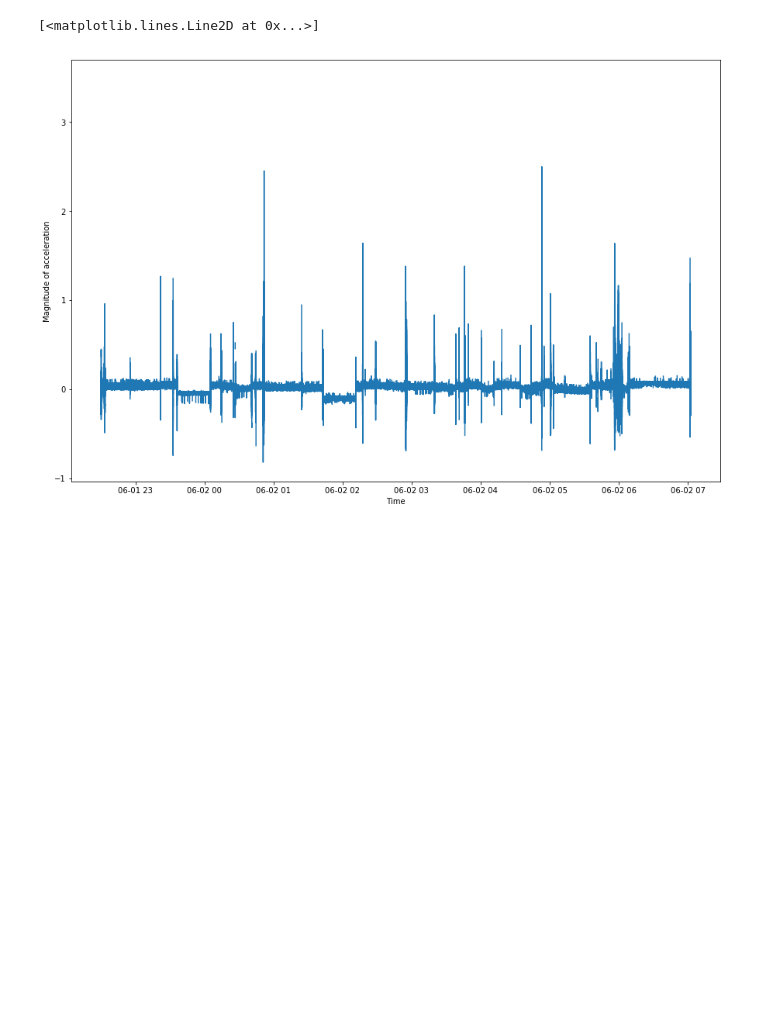
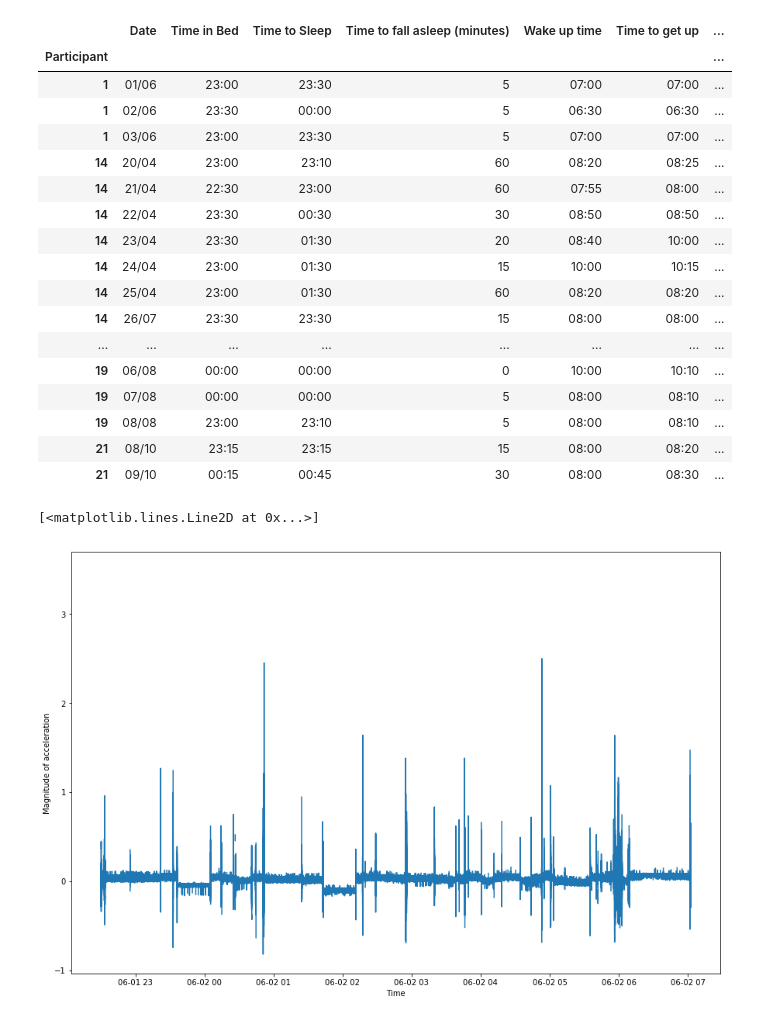
Before and after one commit to horken7/circadian-rhytm, a Jupyter notebook: analyseSphereData/analyse.ipynb, the cells around one changed output. Saved outputs shown, nothing was run; the diff lists cells and outputs as text; code cells hidden in the pictures; blank space fills up the shorter version.

```diff
--- a/analyseSphereData/analyse.ipynb
+++ b/analyseSphereData/analyse.ipynb
@@ -12,6 +12,30 @@ import numpy as np
 # load file approach 2
 fileName0 = 'data_01.csv'
 df = pd.read_csv(fileName0, index_col='datetime')
+# %%
+# load sleep diary file
+fileName1 = 'Sleep Data Research - ASD Morning.csv'
+df2 = pd.read_csv(fileName1, skiprows=1, index_col='Participant')
+df2
+# %% [output]
+|  | Date | Time in Bed | Time to Sleep | Time to fall asleep (minutes) | Wake up time | Time to get up | ... |
+| Participant |  |  |  |  |  |  | ... |
+| 1 | 01/06 | 23:00 | 23:30 | 5 | 07:00 | 07:00 | ... |
+| 1 | 02/06 | 23:30 | 00:00 | 5 | 06:30 | 06:30 | ... |
+| 1 | 03/06 | 23:00 | 23:30 | 5 | 07:00 | 07:00 | ... |
+| 14 | 20/04 | 23:00 | 23:10 | 60 | 08:20 | 08:25 | ... |
+| 14 | 21/04 | 22:30 | 23:00 | 60 | 07:55 | 08:00 | ... |
+| 14 | 22/04 | 23:30 | 00:30 | 30 | 08:50 | 08:50 | ... |
+| 14 | 23/04 | 23:30 | 01:30 | 20 | 08:40 | 10:00 | ... |
+| 14 | 24/04 | 23:00 | 01:30 | 15 | 10:00 | 10:15 | ... |
+| 14 | 25/04 | 23:00 | 01:30 | 60 | 08:20 | 08:20 | ... |
+| 14 | 26/07 | 23:30 | 23:30 | 15 | 08:00 | 08:00 | ... |
+| ... | ... | ... | ... | ... | ... | ... | ... |
+| 19 | 06/08 | 00:00 | 00:00 | 0 | 10:00 | 10:10 | ... |
+| 19 | 07/08 | 00:00 | 00:00 | 5 | 08:00 | 08:10 | ... |
+| 19 | 08/08 | 23:00 | 23:10 | 5 | 08:00 | 08:10 | ... |
+| 21 | 08/10 | 23:15 | 23:15 | 15 | 08:00 | 08:20 | ... |
+| 21 | 09/10 | 00:15 | 00:45 | 30 | 08:00 | 08:30 | ... |
 # %%
 # magnitude of acceleration
 magnitude = df['wearable-mag-xl1']
```
Also changed, not shown: parts of 1 cell of this notebook, 1 other file.
